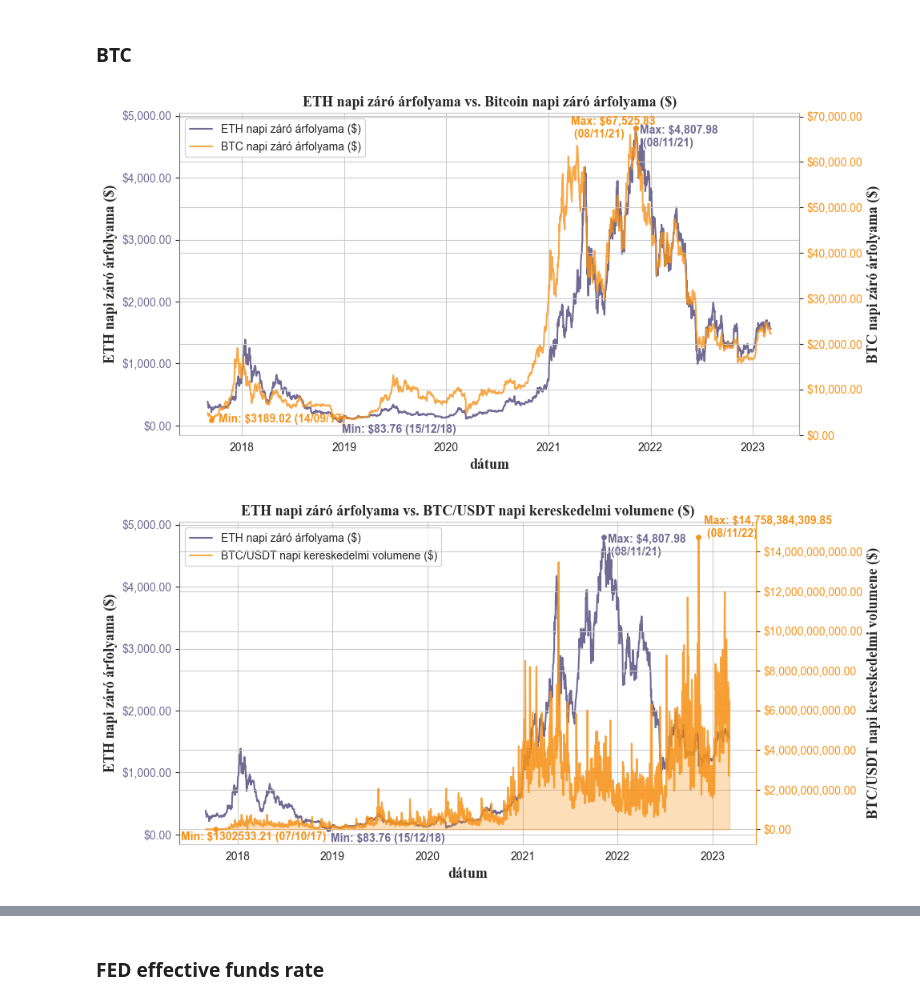
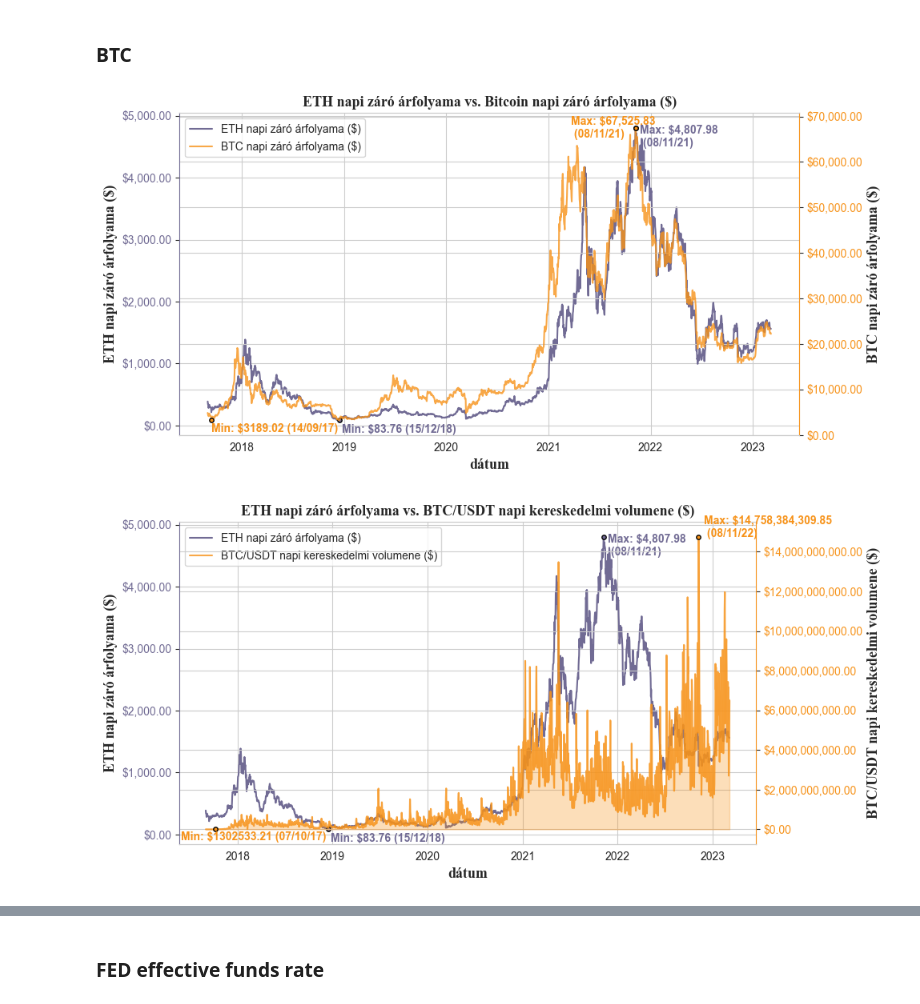
Before and after one commit to danieltar18/ethereum_analysis, a Jupyter notebook: statistics_of_training_dataset.ipynb, the cells around one changed output, grey strips where cells are left out. Cells and saved outputs as stored; diff of their text form; code cells hidden in the pictures.

```diff
--- a/statistics_of_training_dataset.ipynb
+++ b/statistics_of_training_dataset.ipynb
@@ -108,8 +108,8 @@ def plot_2_lineplots_sep_axis(dataframe, y1, y2, chart_title, label_l1, color_l1
         max_idx = dataframe[y1].argmax()
 
         # Add dots for the minimum and maximum values
-        ax.scatter(dataframe.index[min_idx], y_min, color=color_l1, s=15, zorder=3)
-        ax.scatter(dataframe.index[max_idx], y_max, color=color_l1, s=15, zorder=3)
+        ax.scatter(dataframe.index[min_idx], y_min, color=color_l1, s=15, zorder=3, edgecolors='black')
+        ax.scatter(dataframe.index[max_idx], y_max, color=color_l1, s=15, zorder=3, edgecolors='black')
 
         # Add text labels for the minimum and maximum values
         if is_l1_dollar:
@@ -163,8 +163,8 @@ def plot_2_lineplots_sep_axis(dataframe, y1, y2, chart_title, label_l1, color_l1
         max_idx = dataframe[y2].argmax()
 
         # Add dots for the minimum and maximum values
-        ax2.scatter(dataframe.index[min_idx], y_min, color=color_l2, s=15, zorder=3)
-        ax2.scatter(dataframe.index[max_idx], y_max, color=color_l2, s=15, zorder=3)
+        ax2.scatter(dataframe.index[min_idx], y_min, color=color_l2, s=15, zorder=3, edgecolors='black')
+        ax2.scatter(dataframe.index[max_idx], y_max, color=color_l2, s=15, zorder=3, edgecolors='black')
         if is_l2_dollar:
             if l2_decimals:
                 # Add text labels for the minimum and maximum values
@@ -502,4 +502,4 @@ plot_2_lineplots_sep_axis(basic,
 - BTC, Fed, Nasdaq, S&P500, US Breakeven, US Treasury, Gold and Silver price
 # %%
 section1 = df[['btc_close', 'btc_volume', 'btc_num_trades', 'btc_qav', 'fed_eff_funds_rate_close', 'nasdaq_close', 'real_estate_index_close', 'sp500_close', 'silver_value',
-       'us_breake_inf_rate_5y', 'us_breake_inf_rate_10y', 'us_treasury_10yt2y_diff', 'us_treasury_10yt3m_diff', 'us_treasury_total_vol', 'gold_value', 'eth_close']]
+       'us_breake_inf_rate_5y', 'us_breake_inf_rate_10y', 'us_treasury_10yt2y_diff', 'us_treasury_10yt3m_diff', 'us_treasury_total_vol', 'gold_value', 'eth_close', 'eth_num_trades']]
@@ -538,23 +592,23 @@ plt.show()
 # %%
 plot_2_lineplots_sep_axis(section1,
                           "eth_close",
                           "btc_close",
                           "ETH napi záró árfolyama vs. Bitcoin napi záró árfolyama ($)",
                           "ETH napi záró árfolyama ($)",
                           color6,
                           "BTC napi záró árfolyama ($)",
                           color_btc,
                           fill_l1=False,
                           fill_l2=False,
                           save_name='charts/section1/eth_vs_btc.png',
                           is_l1_dollar=True,
                           l1_decimals=True,
                           is_l2_dollar=True,
                           l2_decimals=True,
                           show_min_max=True,
-                          l1_margins = [10, -200, 15, -300], l2_margins=[25, -500, -230, -2200])
+                          l1_margins = [10, -200, 15, -300], l2_margins=[0, -2500, -230, -2200])
 # %% [output]
-[figure, old version]
+[figure, new version]
 # %%
 plot_2_lineplots_sep_axis(section1,
                           "eth_close",
@@ -574,7 +628,7 @@ plot_2_lineplots_sep_axis(section1,
                           show_min_max=True,
                           l1_margins = [10, -200, 15, -300], l2_margins=[-130, -550000000, 20, -2200])
 # %% [output]
-[figure, old version]
+[figure, new version]
 # %%
 plot_2_lineplots_sep_axis(section1,
                           "eth_close",
```
Also changed, not shown: parts of 17 cells of this notebook, 17 other files.
